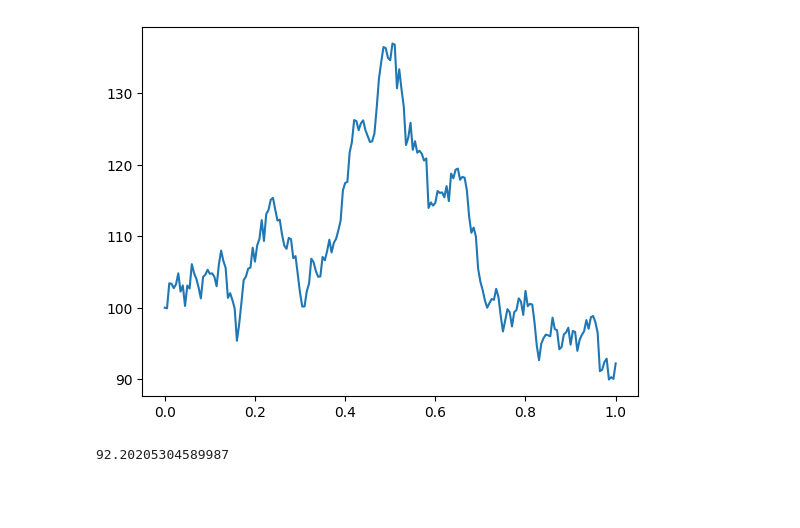
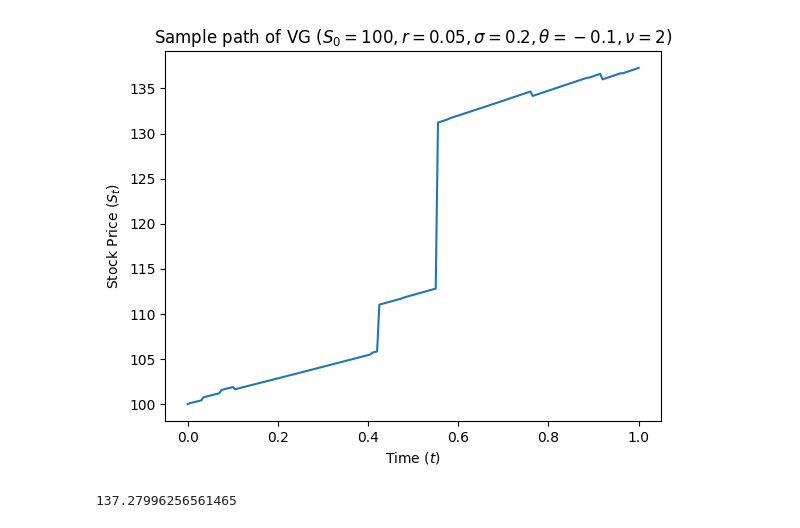
Before and after one commit to jwa172/OptionPricing, a Jupyter notebook: option_nb.ipynb, the cells around one changed output. Cells and saved outputs as stored; diff of their text form; code cells hidden in the pictures; blank space fills up the shorter version.

```diff
--- a/option_nb.ipynb
+++ b/option_nb.ipynb
@@ -116,10 +258,19 @@ class GBM:
 # %%
+# Set the seed for reproducibility
+np.random.seed(0)
+
+# Set parameters for the VG model
 K = 140
 S0, r, sigma, T, N = 100, 0.05, 0.2, 1, 200
-sigma, nu, theta = 0.25, 2, -0.1
-S = GBM(S0, r, sigma, T, N)
+theta, nu = -0.1, 2
+
+T, N = 1, 200
+
+# Create an instance of the VG model
+V = VarianceGamma(S0, r, sigma, theta, nu, T, 200)
+
+# Show sample path of the VG model
+V.sample_path(plot=True)
+# %% [output]
+[figure, added]
+137.27996256561465
-# %%
-S.sample_path(T, plot=True)
-# %% [output]
-[figure, removed]
-92.20205304589987
```
Also changed, not shown: parts of 8 cells of this notebook.
